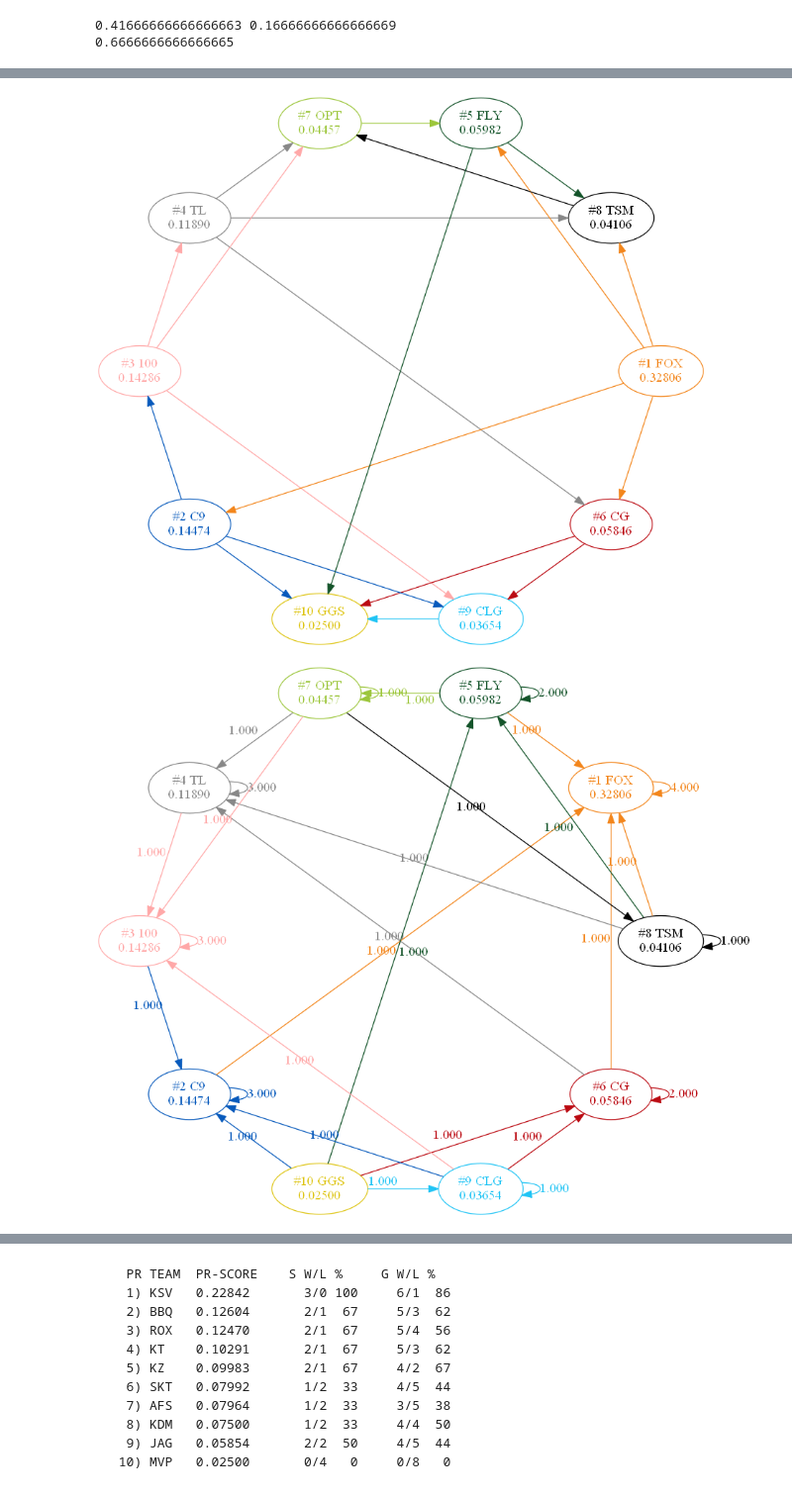
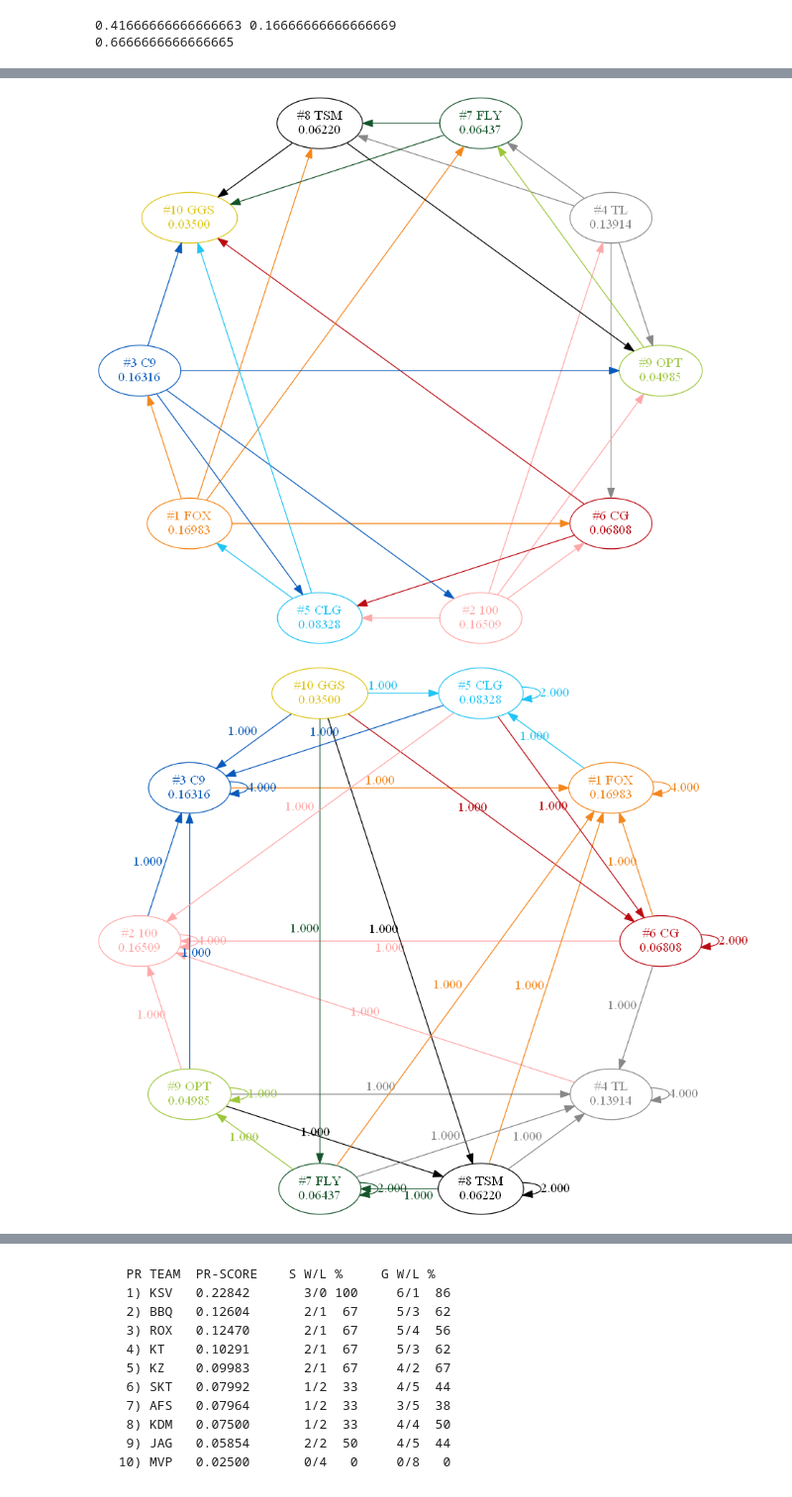
Before and after one commit to MingweiSamuel/LCS-PageRank, a Jupyter notebook: week2_na.ipynb, the cells around one changed output, grey strips where cells are left out. Shown at 99% size. Saved outputs shown, nothing was run; the diff lists cells and outputs as text; code cells hidden in the pictures.

```diff
--- a/week2_na.ipynb
+++ b/week2_na.ipynb
@@ -31,6 +31,10 @@ def rank(teams, teamcolors, games):
             wl[game[1]][1] += 1
         if 4 == len(game):
             w, l = (game[0], game[1]) if game[2] > game[3] else (game[1], game[0])
+            if game[2] == game[3]:
+                G.add_edge(w, l, weight=0.5)
+                G.add_edge(l, w, weight=0.5)
+                continue
             wl[w][0] += 1
             wl[l][1] += 1
             if game[2] + game[3] == 3:
@@ -47,12 +51,14 @@ def rank(teams, teamcolors, games):
     G_back = G.copy()
     G_back = G_back.reverse()
 
+    missing_games_dict = { team: max_games_per_team - sum(wl[team]) for team in teams}
+
     for team in teams:
-        missing_games = max_games_per_team - sum(wl[team])
+        missing_games = missing_games_dict[team]
         if missing_games > 0:
             for enemy in teams:
                 if enemy != team:
-                    G_back.add_edge(team, enemy, weight = missing_games / len(teams))
+                    G_back.add_edge(team, enemy, weight = missing_games / (len(teams) + 1))
 
         self_weight = max_games_per_team - sum(map(lambda e: e[2]['weight'], G_back.out_edges(team, data=True)))
         #self_weight += missing_games / len(teams)
@@ -70,7 +76,7 @@ def rank(teams, teamcolors, games):
 
     sorts = list(sorted(pr.keys(), key=lambda k: pr[k], reverse=True))
 
-    print('      PR TEAM  PR-SCORE    S W/L    %   G W/L    %    missing games')
+    print('      PR TEAM  PR-SCORE     S W/L    %    G W/L    %    missing games')
     rank = 1
     ranks = {}
     for i in range(len(sorts)):
@@ -80,9 +86,9 @@ def rank(teams, teamcolors, games):
         ranks[team] = rank
         wins = len(G.out_edges(team))
         losses = len(G.in_edges(team))
-        print('    {:3d}) {:5s} {:.5f}       {:d}/{:<2d} {:3.0f}     {:d}/{:<2d} {:3.0f}    {:3d}'.format(
+        print('    {:3d}) {:5s} {:.5f}       {:2d}/{:<2d} {:3.0f}     {:2d}/{:<2d} {:3.0f}    {:3d}'.format(
             rank, team, pr[team], wl[team][0], wl[team][1], 100 * wl[team][0] / sum(wl[team]),
-            wins, losses, 100 * wins / (wins + losses), max_games_per_team - sum(wl[team])))
+            wins, losses, 100 * wins / (wins + losses), missing_games_dict[team]))
 
     P = nx.drawing.nx_pydot.to_pydot(G)
 
@@ -381,29 +420,35 @@ nalcs = {
     'games': [
         # (winner, loser)
         # w1d1
-        ('TL', 'TSM'),
+        ('TL',  'TSM'),
         ('100', 'OPT'),
-        ('CG', 'GGS'),
+        ('CG',  'GGS'),
         ('FOX', 'FLY'),
         ('C9', 'CLG'),
         # w1d2
-        ('TL', 'OPT'),
+        ('TL',  'OPT'),
         ('FLY', 'TSM'),
         ('100', 'CLG'),
-        ('C9', 'GGS'),
+        ('C9',  'GGS'),
         ('FOX', 'CG'),
         # w2d1
-        ('CG', 'CLG'),
+        ('CG',  'CLG'),
         ('TSM', 'OPT'),
         ('FOX', 'C9'),
         ('100', 'TL'),
         ('FLY', 'GGS'),
         # w2d2
         ('FOX', 'TSM'),
-        ('C9', '100'),
+        ('C9',  '100'),
         ('OPT', 'FLY'),
         ('CLG', 'GGS'),
-        ('TL', 'CG'),
+        ('TL',  'CG'),
+        # w3d1
+        ('CLG', 'FOX'),
+        ('C9',  'OPT'),
+        ('100', 'CG'),
+        ('TL',  'FLY'),
+        ('TSM', 'GGS'),
     ]
 }
 rank(**nalcs)
@@ -428,5 +473,5 @@ rank(**nalcs)
-[figure, old version]
+[figure, new version]
-[figure, old version]
+[figure, new version]
 # %%
 eulcs = {
     'teams': [
```
Also changed, not shown: parts of 5 cells of this notebook.
